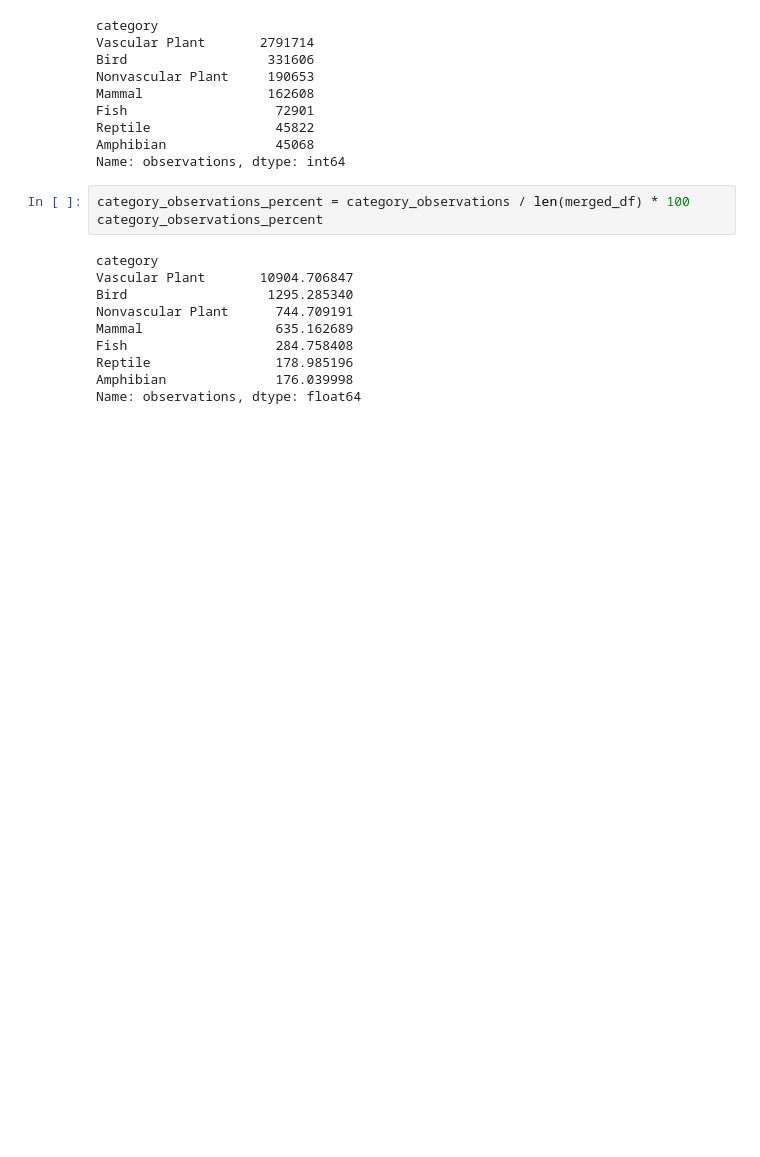
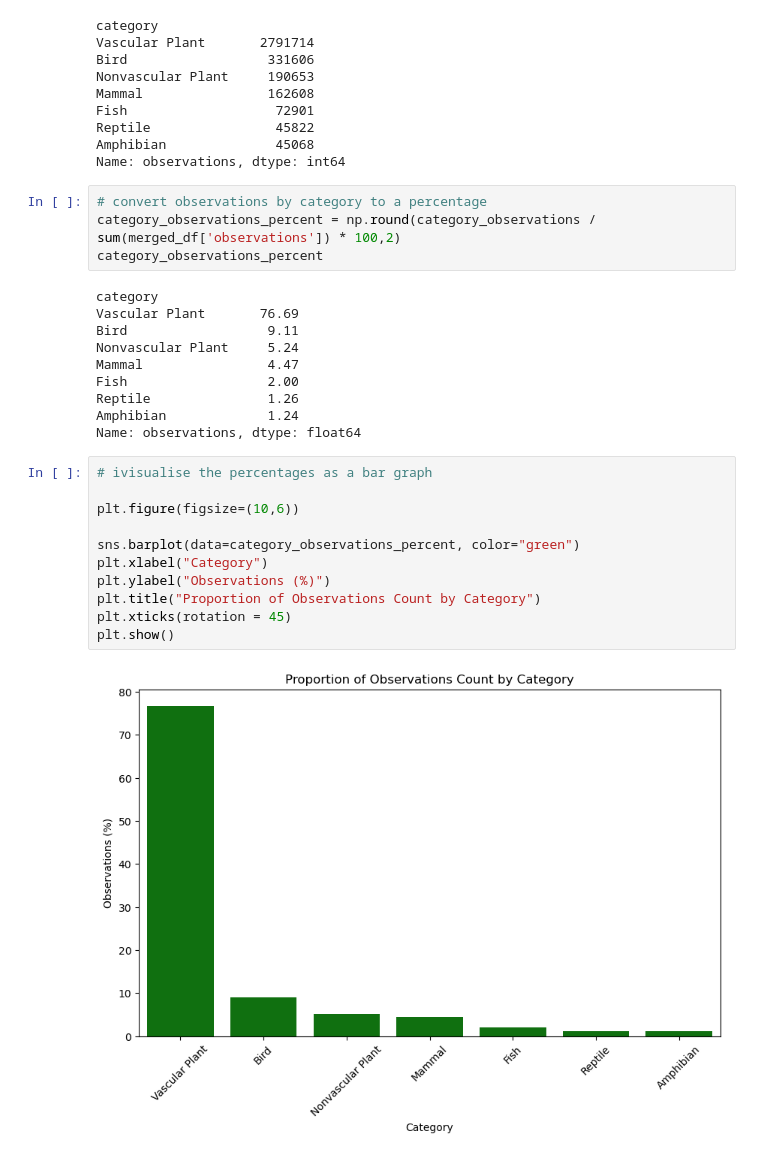
Before and after one commit to AJD1888/biodiversity-in-national-parks, a Jupyter notebook: new_biodiversity.ipynb, the cells around one changed output. Saved outputs shown, nothing was run; the diff lists cells and outputs as text; blank space fills up the shorter version.

Commit message:
visualised proportion of observation  counts by park

```diff
--- a/new_biodiversity.ipynb
+++ b/new_biodiversity.ipynb
@@ -393,15 +393,29 @@ Reptile                45822
 Amphibian              45068
 Name: observations, dtype: int64
 # %%
-category_observations_percent = category_observations / len(merged_df) * 100
+# convert observations by category to a percentage
+category_observations_percent = np.round(category_observations / sum(merged_df['observations']) * 100,2)
 category_observations_percent
 # %% [output]
 category
-Vascular Plant       10904.706847
-Bird                  1295.285340
-Nonvascular Plant      744.709191
-Mammal                 635.162689
-Fish                   284.758408
-Reptile                178.985196
-Amphibian              176.039998
+Vascular Plant       76.69
+Bird                  9.11
+Nonvascular Plant     5.24
+Mammal                4.47
+Fish                  2.00
+Reptile               1.26
+Amphibian             1.24
 Name: observations, dtype: float64
+# %%
+# ivisualise the percentages as a bar graph
+
+plt.figure(figsize=(10,6))
+
+sns.barplot(data=category_observations_percent, color="green")
+plt.xlabel("Category")
+plt.ylabel("Observations (%)")
+plt.title("Proportion of Observations Count by Category")
+plt.xticks(rotation = 45)
+plt.show()
+# %% [output]
+[figure, added]
```
